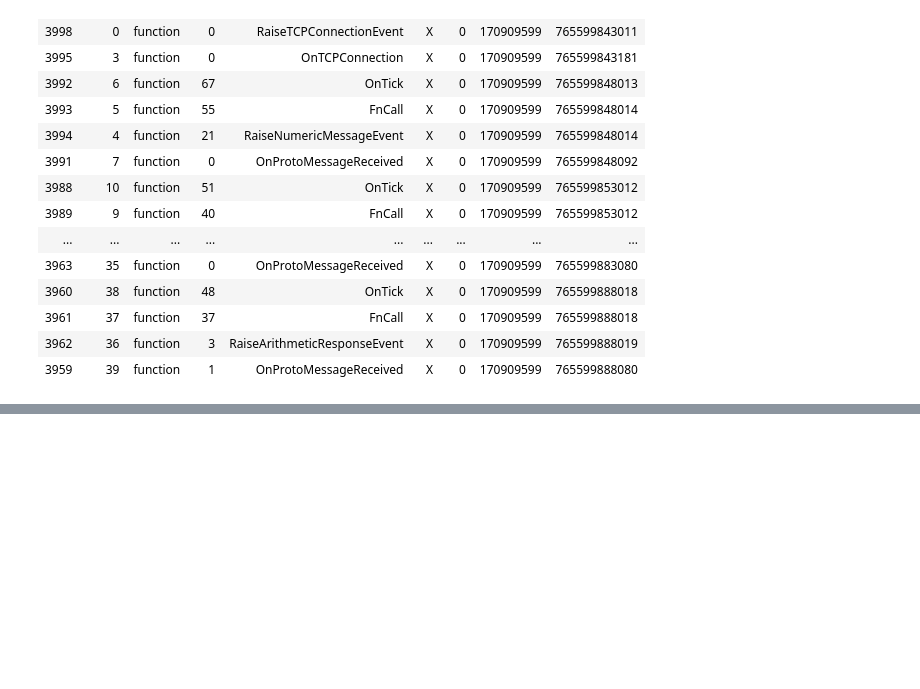
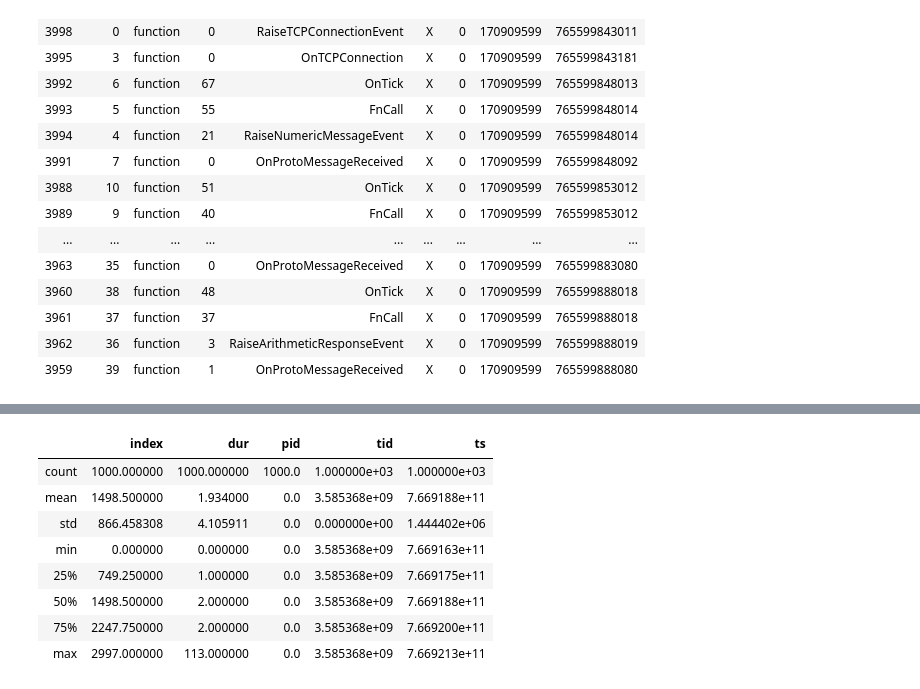
Before and after one commit to nickmab/EventCore, a Jupyter notebook: analysis/event_profiling/profile_stats.ipynb, the cells around one changed output, grey strips where cells are left out. Saved outputs shown, nothing was run; the diff lists cells and outputs as text; code cells hidden in the pictures; blank space fills up the shorter version.

```diff
--- a/analysis/event_profiling/profile_stats.ipynb
+++ b/analysis/event_profiling/profile_stats.ipynb
@@ -37,0 +83,12 @@ df.head(40)
+# %%
+df2[df2.name == 'FnCall'].describe()
+# %% [output]
+|  | index | dur | pid | tid | ts |
+| count | 1000.000000 | 1000.000000 | 1000.0 | 1.000000e+03 | 1.000000e+03 |
+| mean | 1498.500000 | 1.934000 | 0.0 | 3.585368e+09 | 7.669188e+11 |
+| std | 866.458308 | 4.105911 | 0.0 | 0.000000e+00 | 1.444402e+06 |
+| min | 0.000000 | 0.000000 | 0.0 | 3.585368e+09 | 7.669163e+11 |
+| 25% | 749.250000 | 1.000000 | 0.0 | 3.585368e+09 | 7.669175e+11 |
+| 50% | 1498.500000 | 2.000000 | 0.0 | 3.585368e+09 | 7.669188e+11 |
+| 75% | 2247.750000 | 2.000000 | 0.0 | 3.585368e+09 | 7.669200e+11 |
+| max | 2997.000000 | 113.000000 | 0.0 | 3.585368e+09 | 7.669213e+11 |
```
Also changed, not shown: parts of 7 cells of this notebook, 3 other files.
